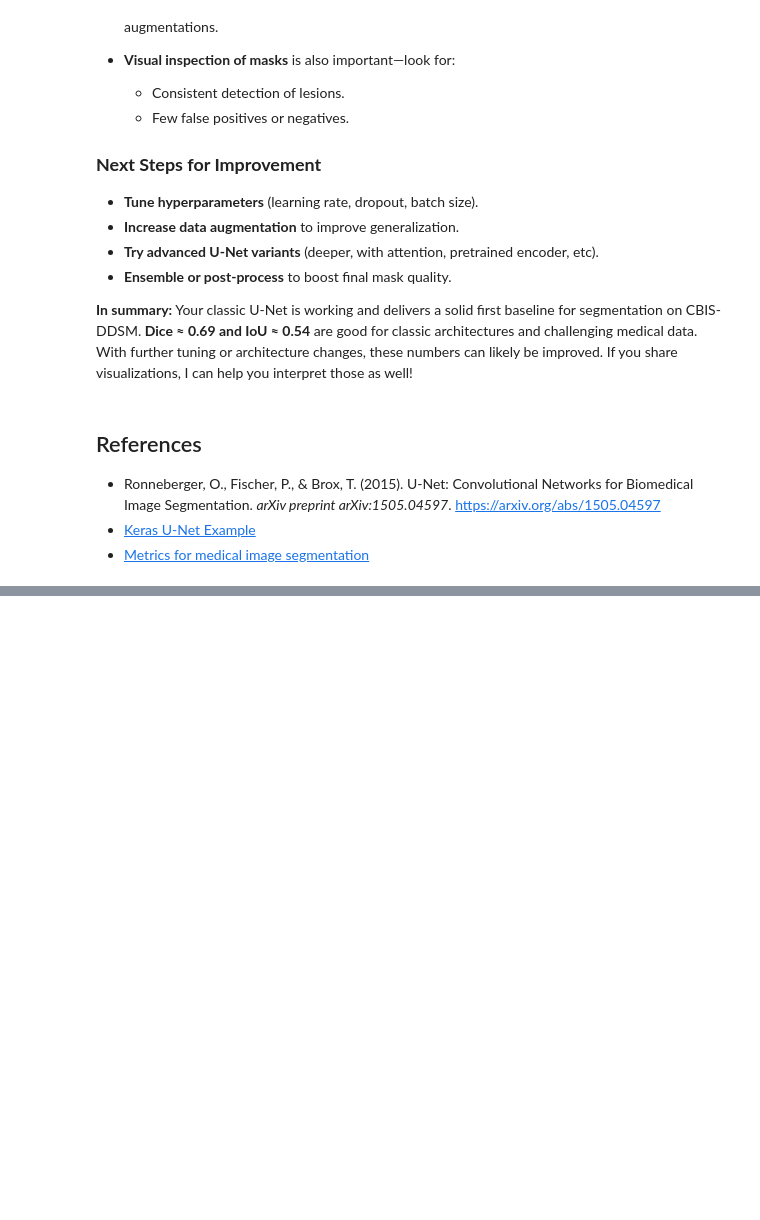
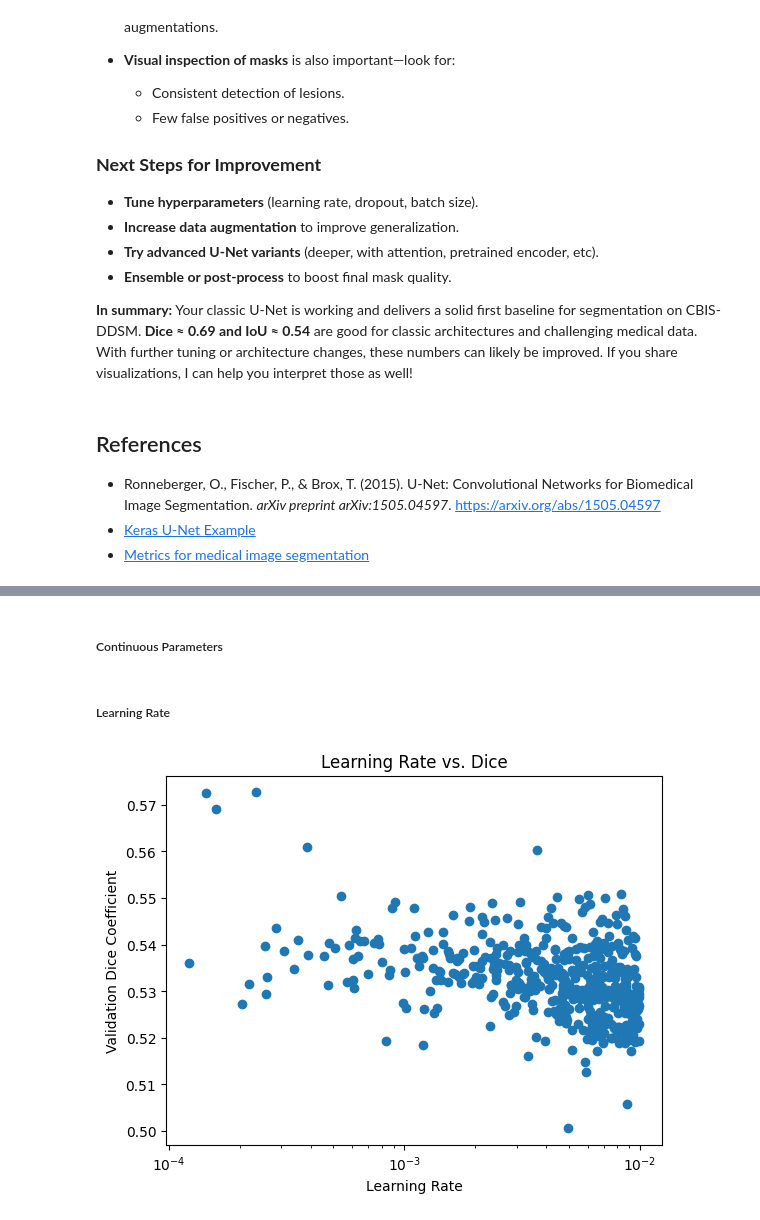
Before and after one commit to tkshfj/MMG, a Jupyter notebook: classic_unet/train.ipynb, the cells around one changed output, grey strips where cells are left out. Drawn from its saved outputs; the diff is of its cells as text; code cells hidden in the pictures; blank space fills up the shorter version.

```diff
--- a/classic_unet/notebook.ipynb
+++ b/classic_unet/train.ipynb
@@ -321,0 +424,13 @@ If you share visualizations, I can help you interpret those as well!
+# %% [markdown]
+##### Continuous Parameters
+# %% [markdown]
+##### Learning Rate
+# %%
+plt.scatter(df['learning_rate'], df['val_dice_coefficient'])
+plt.xscale('log')
+plt.xlabel('Learning Rate')
+plt.ylabel('Validation Dice Coefficient')
+plt.title('Learning Rate vs. Dice')
+plt.show()
+# %% [output]
+[figure, added]
```
Also changed, not shown: parts of 29 cells of this notebook, 4 other files.
